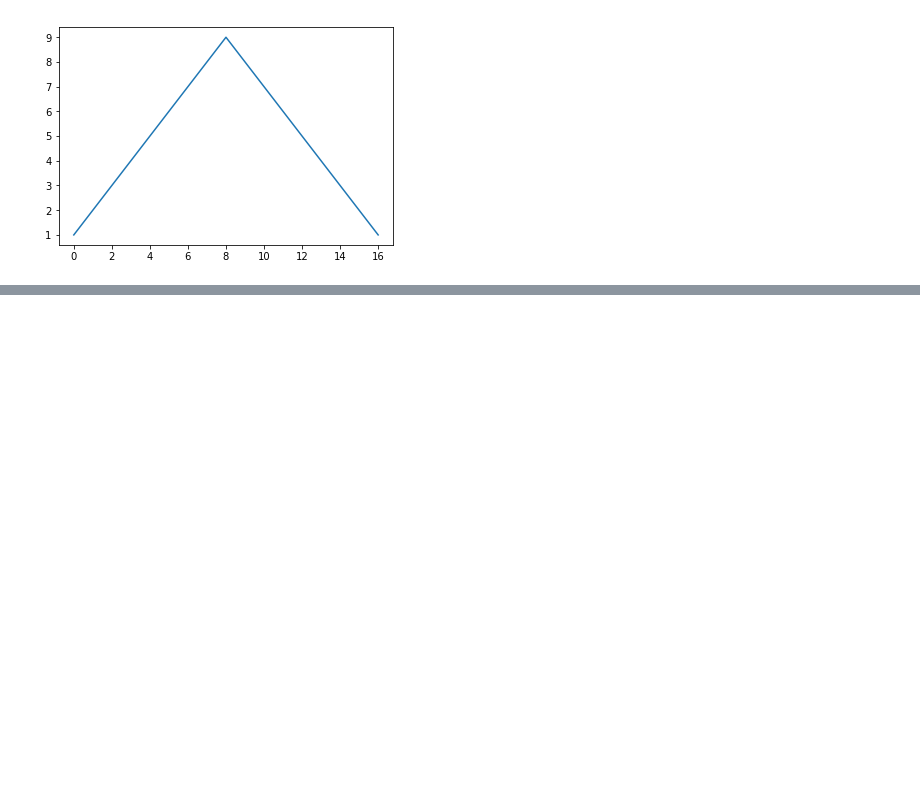
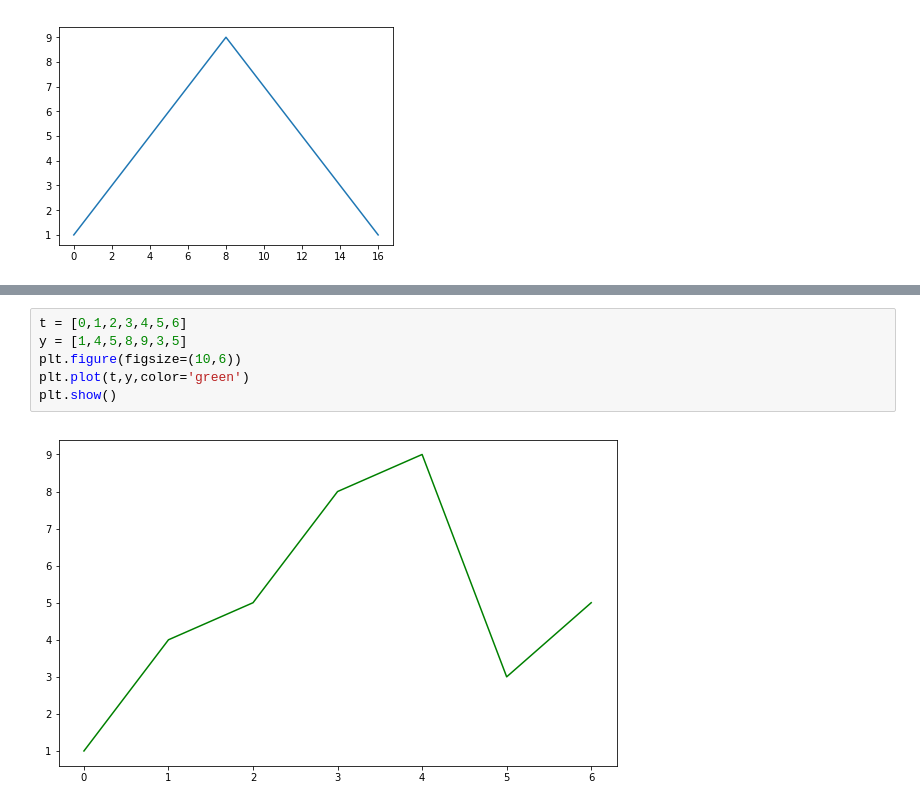
Before and after one commit to kimyk0120/pythonExa-2018-1, a Jupyter notebook: pythonExam2018-1/exam/source_code/exam02_Data_Visualization.pdf.ipynb, the cells around one changed output, grey strips where cells are left out. Drawn from its saved outputs; the diff is of its cells as text; blank space fills up the shorter version.

```diff
--- a/pythonExam2018-1/exam/source_code/exam02_Data_Visualization.pdf.ipynb
+++ b/pythonExam2018-1/exam/source_code/exam02_Data_Visualization.pdf.ipynb
@@ -47,0 +79,8 @@ plt.show()
+# %%
+t = [0,1,2,3,4,5,6]
+y = [1,4,5,8,9,3,5]
+plt.figure(figsize=(10,6))
+plt.plot(t,y,color='green')
+plt.show()
+# %% [output]
+[figure, added]
```
Also changed, not shown: parts of 10 cells of this notebook, 1 other file.
